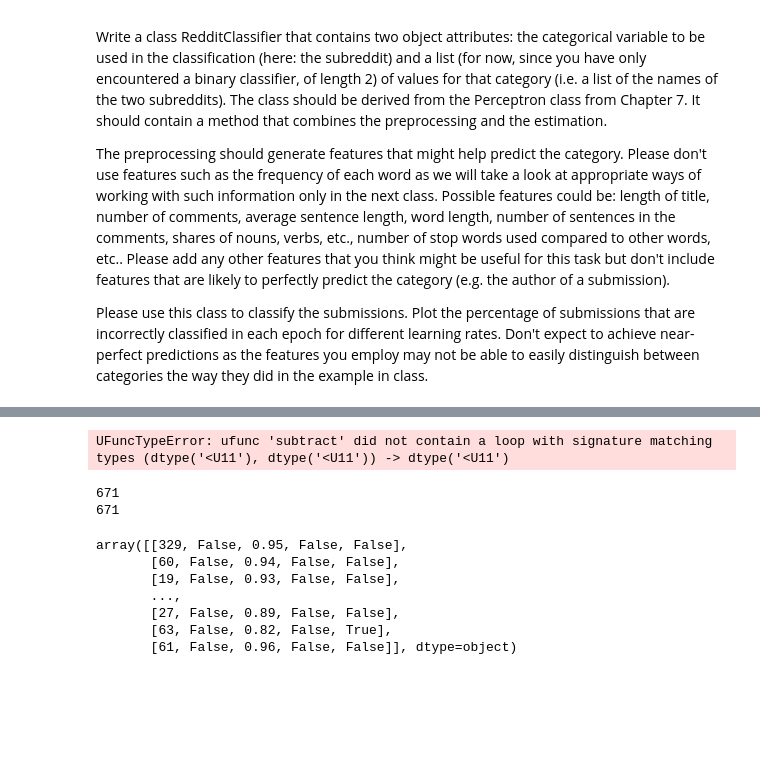
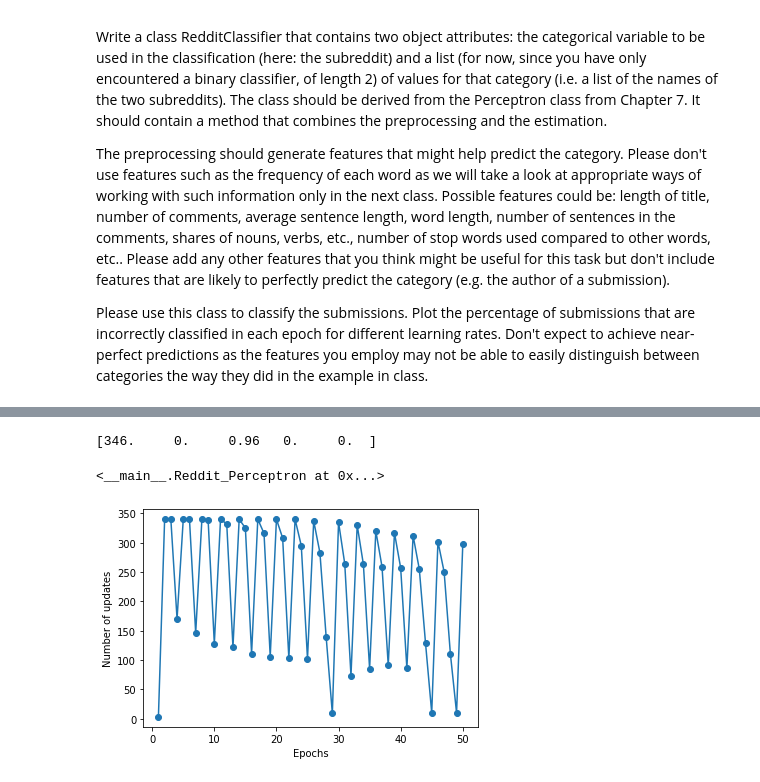
Before and after one commit to juliatowski/Python2_Homeworks, a Jupyter notebook: pff2_homework3.ipynb, the cells around one changed output, grey strips where cells are left out. Saved outputs shown, nothing was run; the diff lists cells and outputs as text; code cells hidden in the pictures; blank space fills up the shorter version.

```diff
--- a/pff2_homework3.ipynb
+++ b/pff2_homework3.ipynb
@@ -44,6 +44,7 @@ import praw
 from praw.models import MoreComments
 import pandas as pd
 import numpy as np
+import matplotlib.pyplot as plt
 
 subreddits = ["StockMarket", 'wallstreetbets']
 reddit = praw.Reddit(
@@ -60,8 +61,11 @@ hot_stockmarket=stockmarket.hot(limit=1000)
 
 hot_wsb=wallstreetbets.hot(limit=1000)
 
-values = [hot_stockmarket, hot_wsb]
-labels = ["StockMarket", 'wallstreetbets']
+# values = [hot_stockmarket, hot_wsb]
+# labels = ["StockMarket", 'wallstreetbets']
 
-#
+wsb_list = [submission for submission in hot_wsb]
+stockmarket_list = [submission for submission in hot_stockmarket]
+labels = ["stockmarket"]*len(stockmarket_list) +["wallstreetbets"]*len(wsb_list)
+values = stockmarket_list + wsb_list
 # %%
@@ -188,22 +191,22 @@ class Reddit_Perceptron(object):
         """Return class label after unit step"""
         return np.where(self.net_input(X) >= 0.0, 1, -1)
 # %%
-red_perceptron = Reddit_Perceptron(X = values, y= labels)
-red_perceptron.fit()
+red_perceptron = Reddit_Perceptron()
+X, y = red_perceptron.preprocessing(values, labels)
-# %% [output]
-UFuncTypeError: ufunc 'subtract' did not contain a loop with signature matching types (dtype('<U11'), dtype('<U11')) -> dtype('<U11')
-# %%
-print(red_perceptron.errors)
-# %% [output]
-671
-671
-# %%
-data
-# %% [output]
-array([[329, False, 0.95, False, False],
-       [60, False, 0.94, False, False],
-       [19, False, 0.93, False, False],
-       ...,
-       [27, False, 0.89, False, False],
-       [63, False, 0.82, False, True],
-       [61, False, 0.96, False, False]], dtype=object)
+# %%
+print(X[0])
+# %% [output]
+[346.     0.     0.96   0.     0.  ]
+# %%
+red_perceptron.fit(values, labels)
+# print(red_perceptron.errors)
+# %% [output]
+<__main__.Reddit_Perceptron at 0x...>
+# %%
+import matplotlib.pyplot as plt
+plt.plot(range(1, len(red_perceptron.errors_) + 1), red_perceptron.errors_, marker='o')
+plt.xlabel('Epochs')
+plt.ylabel('Number of updates')
+plt.show()
+# %% [output]
+[figure, added]
```
Also changed, not shown: parts of 2 cells of this notebook.
